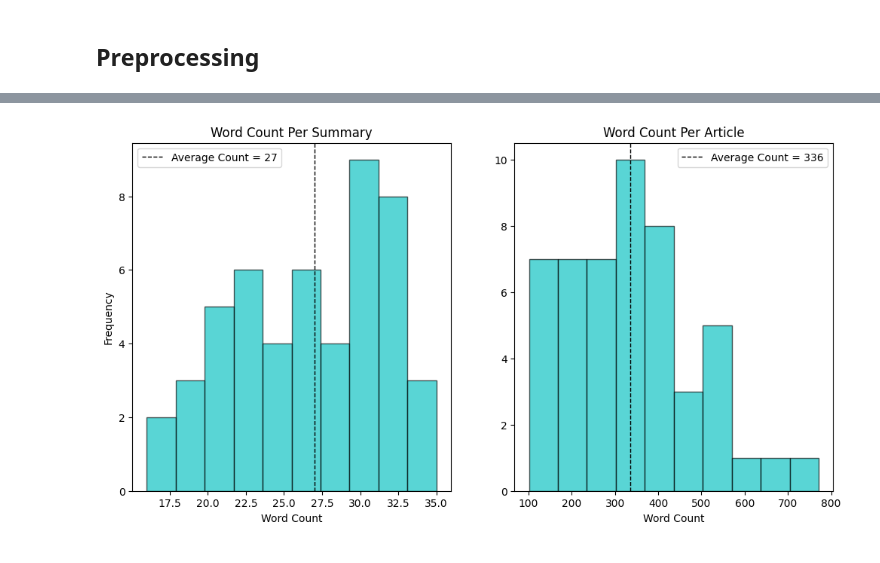
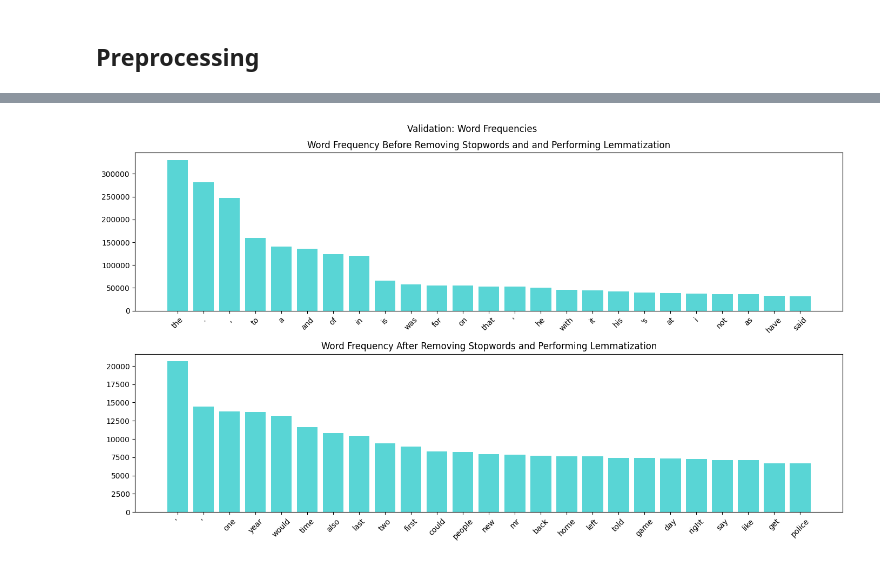
Before and after one commit to jma375/NLP-Text-Summarization, a Jupyter notebook: NLP-Text-Summarization.ipynb, the cells around one changed output, grey strips where cells are left out. Drawn from its saved outputs; the diff is of its cells as text; code cells hidden in the pictures.

```diff
--- a/NLP-Text-Summarization.ipynb
+++ b/NLP-Text-Summarization.ipynb
@@ -137,8 +106,8 @@ subset.head()
+# %%
+preprocess(subset_valid,"Validation",1)
+# %% [output]
+[figure, added]
 # %%
 #Run Function to get the average word count and list of counts for all articles and summaries
-avg_y, counts_y = avg_num_words(subset["y"])
-avg_text, counts_text = avg_num_words(subset["text"])
-#Plot word count and list of counts for all articles and summaries
-plot_counts(avg_y,counts_y,avg_text,counts_text)
+avg_y, counts_y = avg_num_words(subset_train["y"])
+avg_text, counts_text = avg_num_words(subset_train["text"])
-# %% [output]
-[figure, removed]
```
Also changed, not shown: parts of 34 cells of this notebook, 1 other file.
